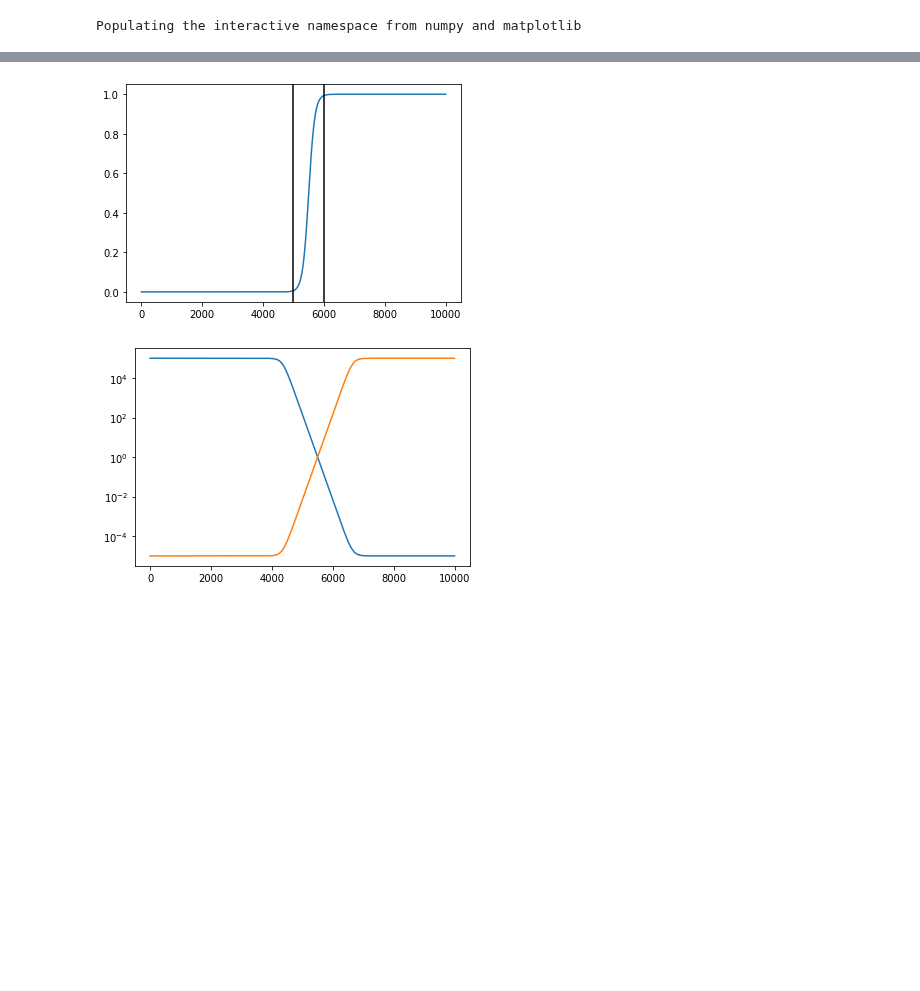
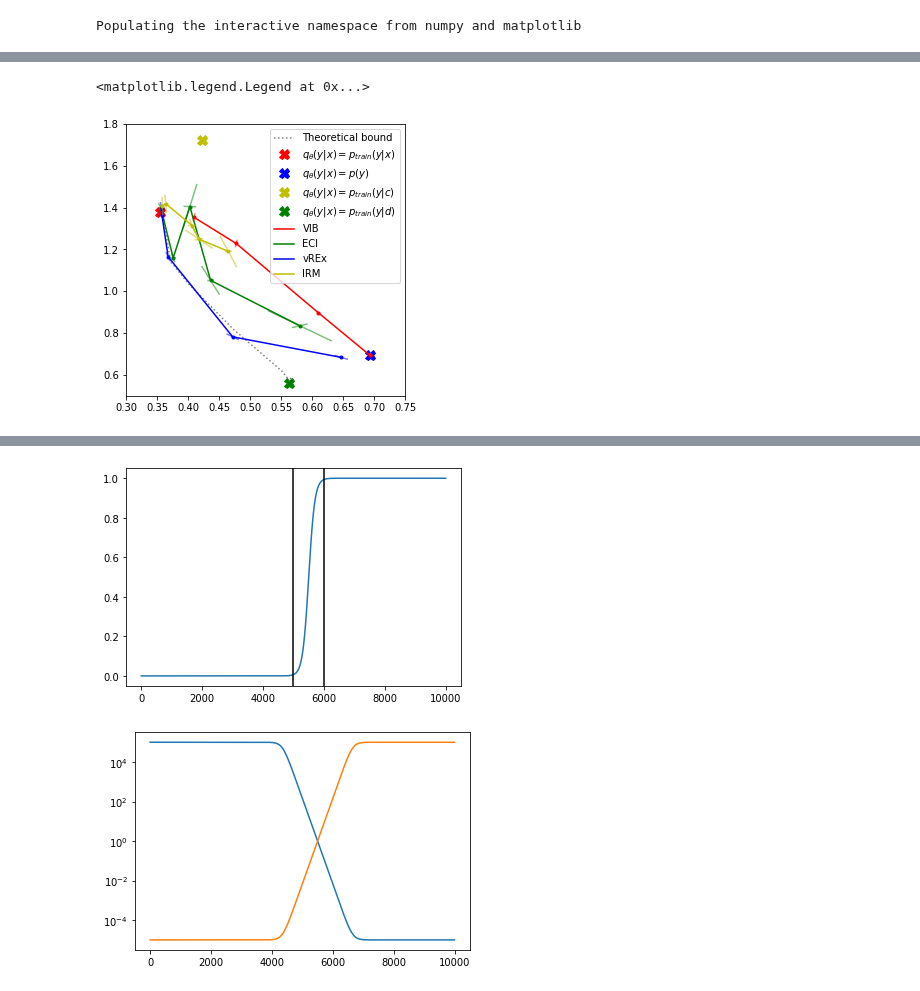
Before and after one commit to mfederici/JADE, a Jupyter notebook: results.ipynb, the cells around one changed output, grey strips where cells are left out. Saved outputs shown, nothing was run; the diff lists cells and outputs as text; code cells hidden in the pictures; blank space fills up the shorter version.

Commit message:
Default value update

```diff
--- a/results.ipynb
+++ b/results.ipynb
@@ -52,3 +41,19 @@ sweep.order
+# %%
+api = wandb.Api()
+# Sigmoid Schedule el3kz7vh
+# Exponential Schedule 0lgsl2rg
+# ViB n19a1bps
+# vREx 40nt7jv7
+
+sweeps = {
+    'VIB':{'id':'n19a1bps', 'color':'r', 'sortkey':'model.params.beta_scheduler.params.end_value'},
+    'ECI':{'id':'0lgsl2rg', 'color':'g', 'sortkey':'model.params.beta_scheduler.params.end_value'},
+    'vREx':{'id':'40nt7jv7', 'color':'b','sortkey':'model.params.beta_scheduler.params.end_value'},
+    'IRM':{'id':'hqti97yr', 'color':'y', 'sortkey':'model.params.beta_scheduler.params.end_value'}
+}
+
+
+sweep = api.sweep('causal-mib/%s'%sweeps['ECI']['id'])
 # %%
 
 
@@ -223,0 +178,61 @@ ax.plot(0.5623351335525513, 0.5623351335525513, 'Xg', markersize=10, label='$q_\
+# %%
+
+min_step = 18000
+
+x = [0.3565592705272138,
+ 0.3579753306694329,
+ 0.35831161960959435,
+ 0.35821832809597254,
+ 0.35879439022392035,
+ 0.359304191544652,
+ 0.3718572948127985,
+ 0.37400165386497974,
+ 0.3742010798305273,
+ 0.3742284830659628,
+ 0.3746680114418268,
+ 0.40074875950813293,
+ 0.4725067988038063,
+ 0.5511157959699631,
+ 0.5601244568824768,
+ 0.5675425231456757,
+ 0.5661426186561584,
+ 0.5686025321483612]
+
+y = [1.3767269551753998,
+ 1.373890370130539,
+ 1.3720533549785614,
+ 1.3725731074810028,
+ 1.3707850873470306,
+ 1.3609319627285004,
+ 1.1376690566539764,
+ 1.1335138976573944,
+ 1.1326242983341217,
+ 1.1326654255390167,
+ 1.131213754415512,
+ 1.0351907312870026,
+ 0.8191898167133331,
+ 0.6182896792888641,
+ 0.5848599970340729,
+ 0.5820362865924835,
+ 0.570501059293747,
+ 0.5703085958957672]
+
+f, ax = plt.subplots(1,1,figsize=(5,5))
+
+ax.set_xlim(0.3,0.75)
+ax.set_ylim(0.5,1.8)
+ax.plot(x,y, ':k', label='Theoretical bound',alpha=alpha)
+
+
+ax.plot(0.35446324944496155, 1.3813310861587524, 'Xr', markersize=10, label='$q_\\theta(y|x)=p_{train}(y|x)$', zorder=-1)
+ax.plot(np.log(2), np.log(2), 'Xb', markersize=10, label='$q_\\theta(y|x)=p(y)$', zorder=-1)
+ax.plot(0.4227091073989868, 1.7236597537994385, 'Xy', markersize=10, label='$q_\\theta(y|x)=p_{train}(y|c)$', zorder=-1)
+ax.plot(0.5623351335525513, 0.5623351335525513, 'Xg', markersize=10, label='$q_\\theta(y|x)=p_{train}(y|d)$', zorder=-1)
+
+for sweep_name, sweep_data in sweeps.items():
+    sweep = api.sweep('causal-mib/%s' % sweep_data['id'])
+    plot_sweep_result(sweep, sortkey=sweep_data['sortkey'], ax=ax, color=sweep_data['color'], label=sweep_name)
+ax.legend()
+# %% [output]
+<matplotlib.legend.Legend at 0x...>
+[figure, added]
```
Also changed, not shown: parts of 8 cells of this notebook, 3 other files.
